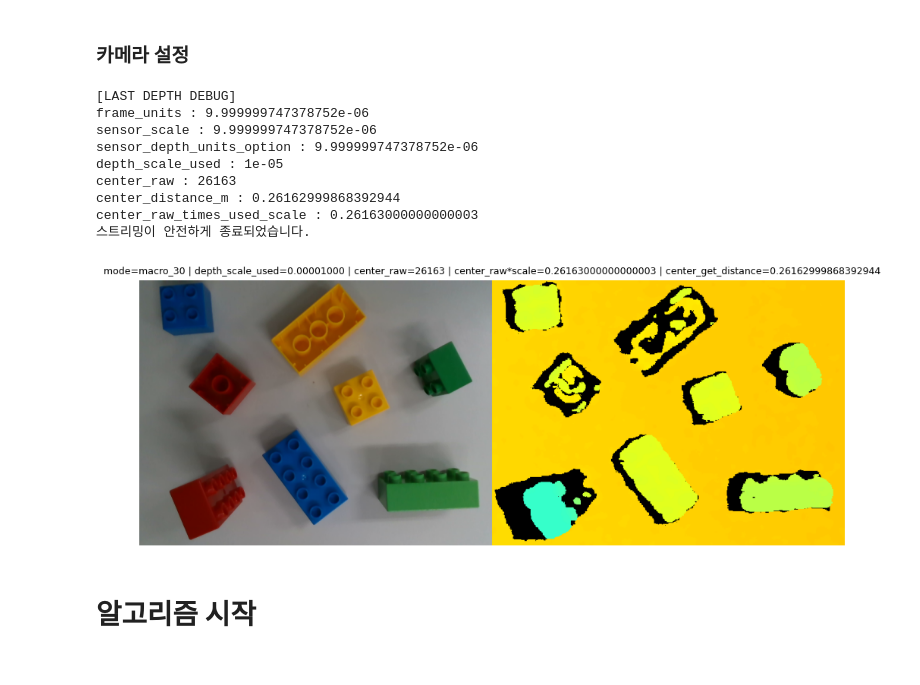
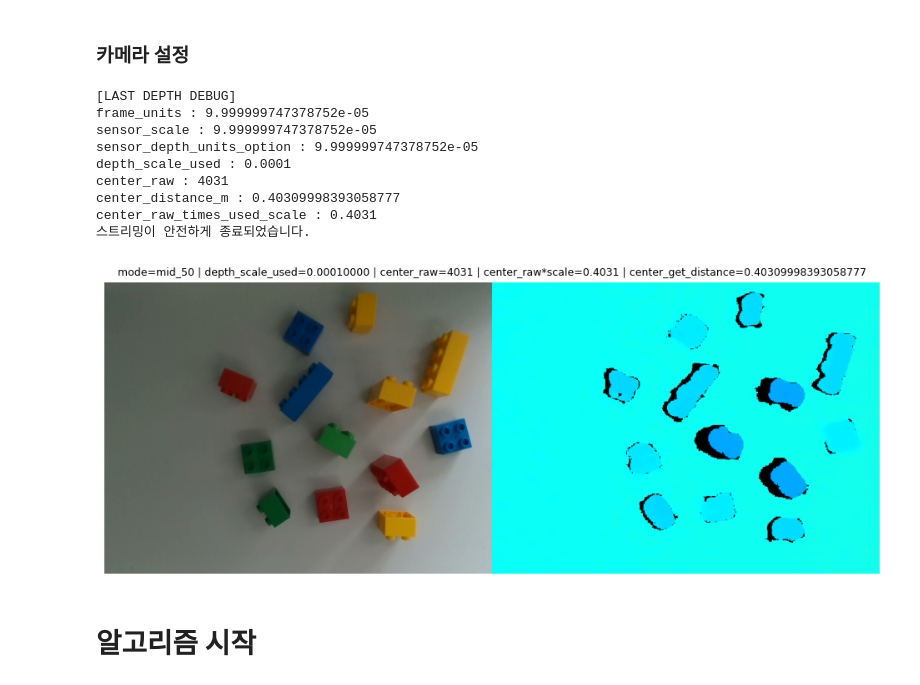
Before and after one commit to engineer0914/pointcloud_test, a Jupyter notebook: INUVision.ipynb, the cells around one changed output. Saved outputs shown, nothing was run; the diff lists cells and outputs as text; code cells hidden in the pictures.

```diff
--- a/INUVision.ipynb
+++ b/INUVision.ipynb
@@ -1364,8 +1364,8 @@ from IPython.display import display, clear_output
 # 주피터 내 출력을 위한 matplotlib 피규어 준비
 fig, ax = plt.subplots(1, 1, figsize=(12, 6))
 
-current_mode = "macro_30"  # "floor", "macro_30", "mid_50" 중 택 1
-# current_mode = "mid_50"  # "floor", "macro_30", "mid_50" 중 택 1
+# current_mode = "macro_30"  # "floor", "macro_30", "mid_50" 중 택 1
+current_mode = "mid_50"  # "floor", "macro_30", "mid_50" 중 택 1
 
 print(f"[{current_mode}] 모드로 카메라를 켭니다...")
 
@@ -1397,7 +1397,7 @@ try:
 
     last_debug_info = None
 
-    for i in range(50):
+    for i in range(2):
         depth_img, color_img, depth_scale, debug_info = get_aligned_frames_with_units(
             pipeline=pipeline,
             align=align,
@@ -1439,41 +1439,41 @@ try:
         title = (
             f"mode={current_mode} | "
             f"depth_scale_used={depth_scale:.8f} | "
             f"center_raw={debug_info['center_raw']} | "
             f"center_raw*scale={debug_info['center_raw_times_used_scale']} | "
             f"center_get_distance={debug_info['center_distance_m']}"
         )
         ax.set_title(title, fontsize=9)
 
         display(fig)
         clear_output(wait=True)
 
     print("\n[LAST DEPTH DEBUG]")
     if last_debug_info is not None:
         for k, v in last_debug_info.items():
             print(k, ":", v)
 
 except KeyboardInterrupt:
     print("사용자에 의해 스트리밍이 강제 중지되었습니다.")
 
 finally:
     pipeline.stop()
     print("스트리밍이 안전하게 종료되었습니다.")
 
     color_img_bgr = cv2.cvtColor(color_img, cv2.COLOR_BGR2RGB)
     depth_img = depth_img
     # intrinsics
 # %% [output]
 [LAST DEPTH DEBUG]
-frame_units : 9.999999747378752e-06
-sensor_scale : 9.999999747378752e-06
-sensor_depth_units_option : 9.999999747378752e-06
-depth_scale_used : 1e-05
-center_raw : 26163
-center_distance_m : 0.26162999868392944
-center_raw_times_used_scale : 0.26163000000000003
+frame_units : 9.999999747378752e-05
+sensor_scale : 9.999999747378752e-05
+sensor_depth_units_option : 9.999999747378752e-05
+depth_scale_used : 0.0001
+center_raw : 4031
+center_distance_m : 0.40309998393058777
+center_raw_times_used_scale : 0.4031
 스트리밍이 안전하게 종료되었습니다.
-[figure, old version]
+[figure, new version]
 # %% [markdown]
 # **알고리즘 시작**
 # %% [markdown]
```
Also changed, not shown: parts of 10 cells of this notebook.
